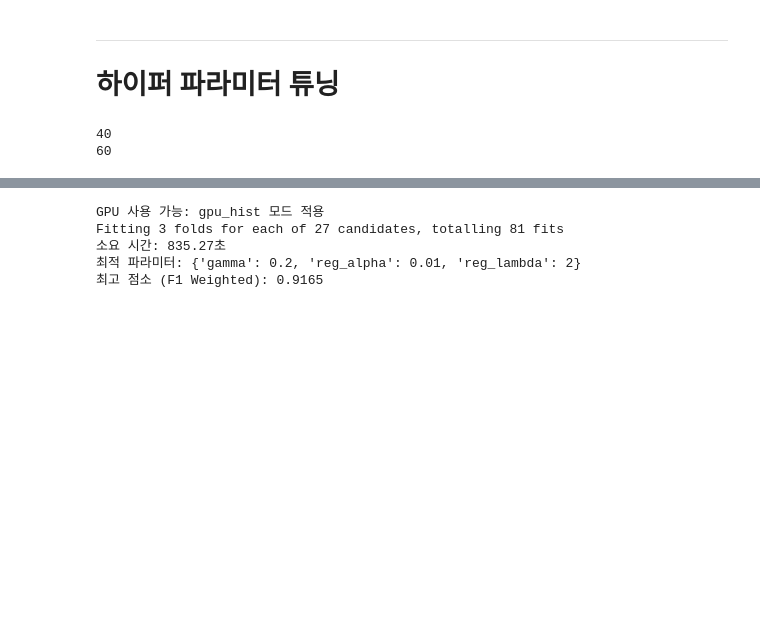
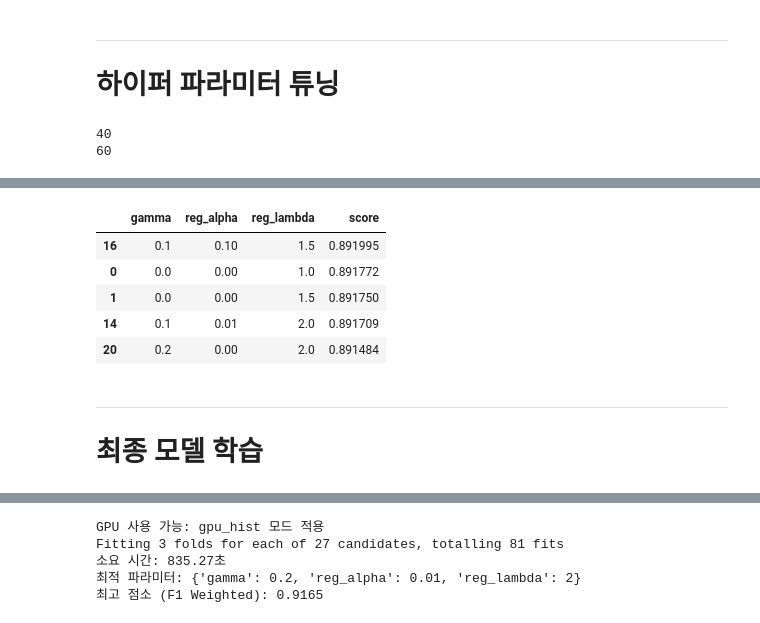
Before and after one commit to s0nh/segment-classification, a Jupyter notebook: xgboost_baseline.ipynb, the cells around one changed output, grey strips where cells are left out. Saved outputs shown, nothing was run; the diff lists cells and outputs as text; code cells hidden in the pictures; blank space fills up the shorter version.

```diff
--- a/xgboost_baseline.ipynb
+++ b/xgboost_baseline.ipynb
@@ -2515,3 +2514,12 @@ X_test = test_data[selected_features]
+# %%
+from sklearn.preprocessing import RobustScaler, LabelEncoder
+from imblearn.over_sampling import SMOTENC
+import numpy as np
+
+X_train_scaled = X_train.copy()
+y_train_scaled = y_train.copy()
+X_val_scaled = X_val.copy()
+y_val_scaled = y_val.copy()
 # %%
 # 연속형, 범주형 데이터 분류
 categorical_cols = []
@@ -2530,0 +2756,62 @@ print(len(continuous_cols))
+# %%
+# 2차 튜닝 시작
+
+# 3차 파라미터 튜닝
+fixed_params = {
+    'objective' : 'multi:softprob',
+    'num_class' : 5,
+    'eval_metric' : 'mlogloss',
+    'random_state' : 42,
+
+    # 튜닝 속도를 위해 기본 설정
+    'n_estimators' : 100,
+    'learning_rate' : 0.1,
+
+    # 1차에서 찾은 최적값
+    'max_depth': 9,
+    'min_child_weight': 3,
+
+    # 2차에서 찾은 최적값
+    'subsample' : 1.0,
+    'colsample_bytree' : 1.0
+}
+# 3차 튜닝 대상
+param_grid_3 = {
+    'gamma': [0, 0.1, 0.2],
+    'reg_alpha' : [0, 0.01, 0.1],
+    'reg_lambda' : [1, 1.5, 2]
+}
+grid_list = list(ParameterGrid(param_grid_3))
+
+results = []
+
+for i , params in enumerate(grid_list):
+    try:
+        model = xgb.XGBClassifier(
+            **fixed_params,
+            **params,
+            device='cuda',
+            tree_method='hist'  # GPU 모드 설정
+        )
+
+        model.fit(X_train_res, y_train_res, verbose=False, sample_weight=weights)
+
+
+    except Exception:
+        model = xgb.XGBClassifier(
+            **fixed_params,
+            **params,
+        ) # CPU 모드 설정
+
+        model.fit(X_train_res, y_train_res, verbose=False, sample_weight=weights)
+
+    preds = model.predict(X_val_scaled)
+    score = f1_score(y_val_scaled, preds, average='weighted')
+
+    print(f"[{i+1}/{len(grid_list)}] Params: {params} | F1_score: {score:.4f}")
+    results.append({**params, 'score': score})
+
+results_df = pd.DataFrame(results).sort_values(by='score', ascending=False)
+print('최적 파라미터:', results_df.iloc[0].to_dict())
+results_df.head()
+# %% [output]
@@ -2530,0 +2835,9 @@ print(len(continuous_cols))
+|  | gamma | reg_alpha | reg_lambda | score |
+| 16 | 0.1 | 0.10 | 1.5 | 0.891995 |
+| 0 | 0.0 | 0.00 | 1.0 | 0.891772 |
+| 1 | 0.0 | 0.00 | 1.5 | 0.891750 |
+| 14 | 0.1 | 0.01 | 2.0 | 0.891709 |
+| 20 | 0.2 | 0.00 | 2.0 | 0.891484 |
+# %% [markdown]
+---
+# 최종 모델 학습
```
Also changed, not shown: parts of 14 cells of this notebook.
